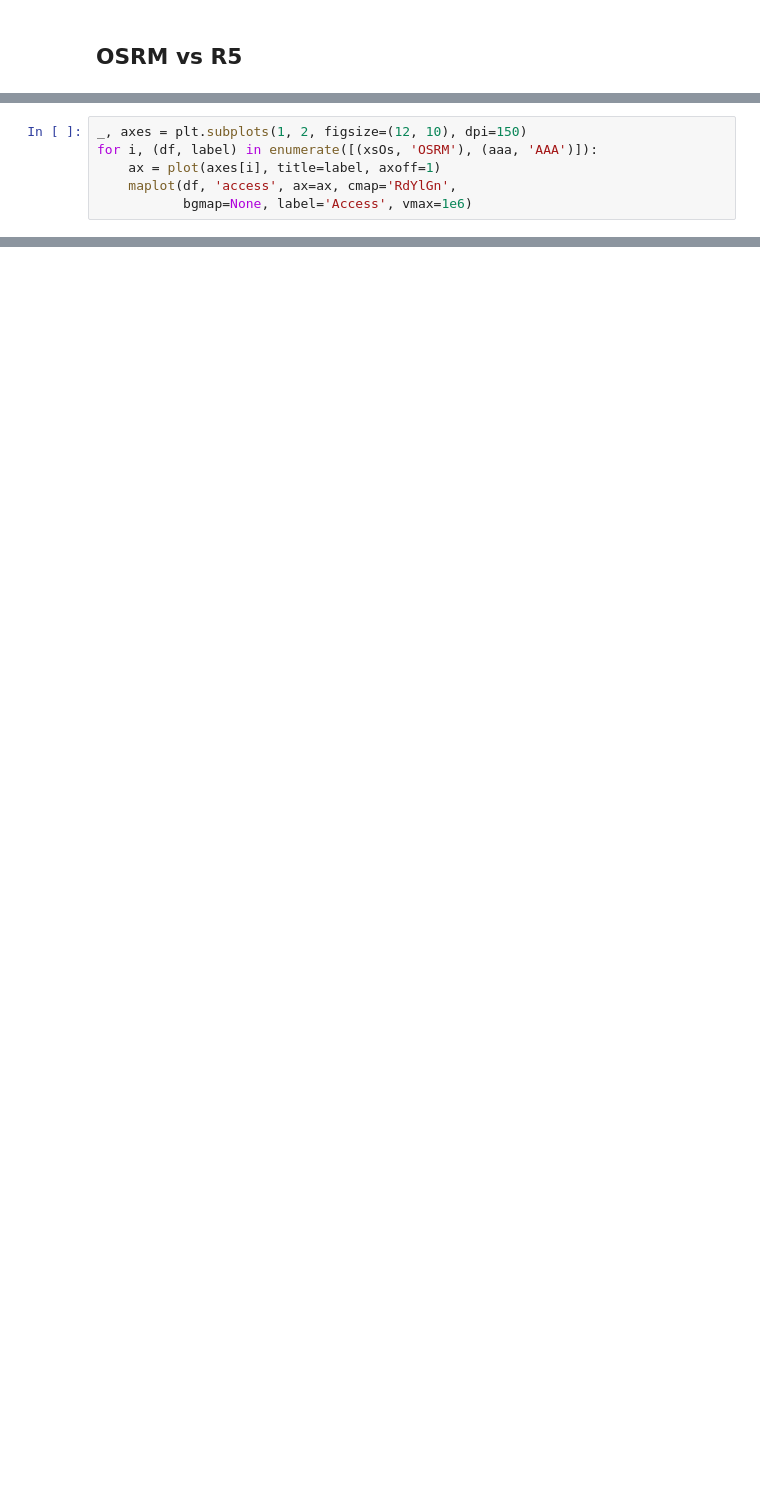
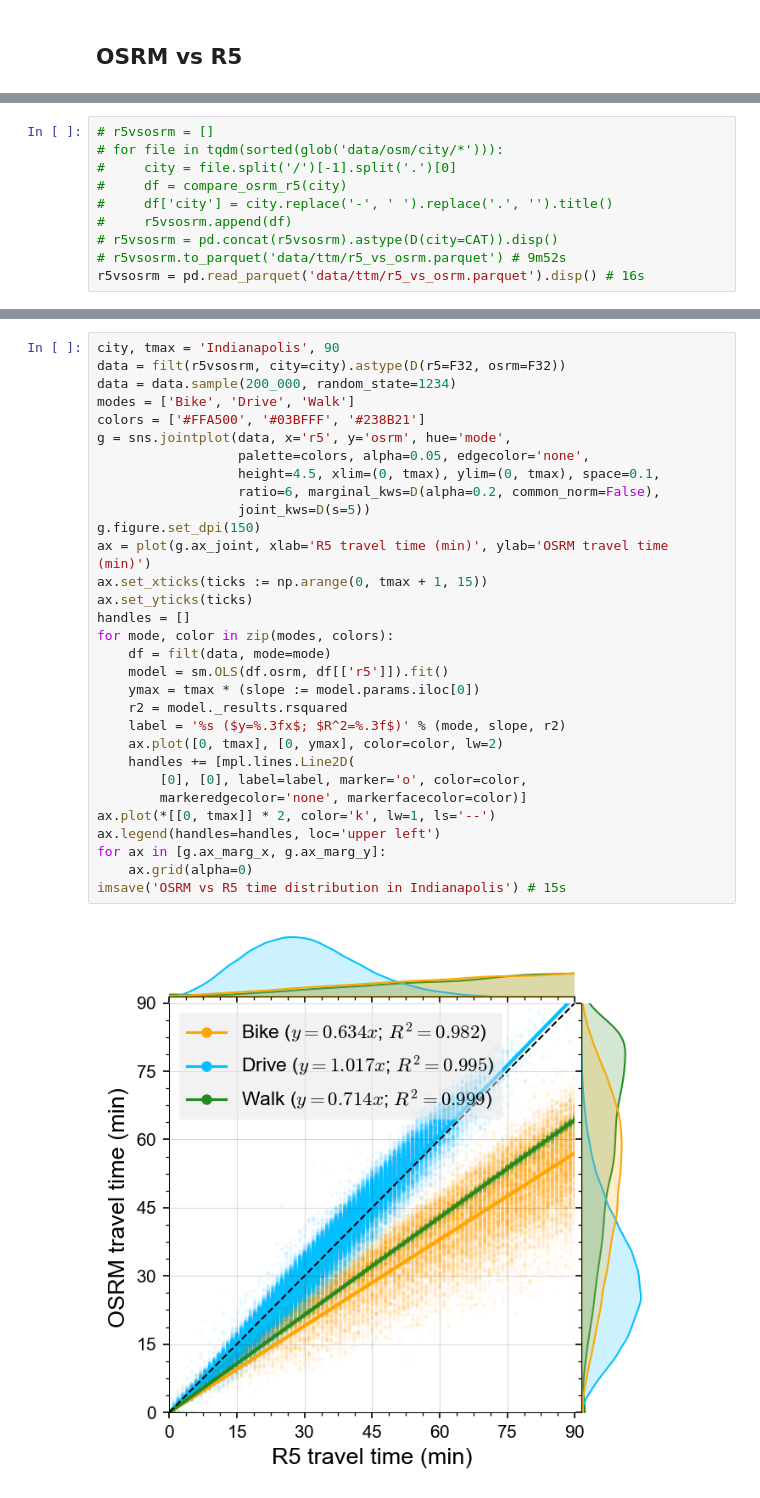
Before and after one commit to rvanxer/spatial_access_america, a Jupyter notebook: 3_Travel_times.ipynb, the cells around one changed output, grey strips where cells are left out. Saved outputs shown, nothing was run; the diff lists cells and outputs as text; blank space fills up the shorter version.

```diff
--- a/3_Travel_times.ipynb
+++ b/3_Travel_times.ipynb
@@ -196,6 +171,0 @@ aaa = zones.merge(aaa, on='geoid').disp()
-# %%
-_, axes = plt.subplots(1, 2, figsize=(12, 10), dpi=150)
-for i, (df, label) in enumerate([(xsOs, 'OSRM'), (aaa, 'AAA')]):
-    ax = plot(axes[i], title=label, axoff=1)
-    maplot(df, 'access', ax=ax, cmap='RdYlGn',
-           bgmap=None, label='Access', vmax=1e6)
@@ -203,0 +172,10 @@ for i, (df, label) in enumerate([(xsOs, 'OSRM'), (aaa, 'AAA')]):
+# %%
+# r5vsosrm = []
+# for file in tqdm(sorted(glob('data/osm/city/*'))):
+#     city = file.split('/')[-1].split('.')[0]
+#     df = compare_osrm_r5(city)
+#     df['city'] = city.replace('-', ' ').replace('.', '').title()
+#     r5vsosrm.append(df)
+# r5vsosrm = pd.concat(r5vsosrm).astype(D(city=CAT)).disp()
+# r5vsosrm.to_parquet('data/ttm/r5_vs_osrm.parquet') # 9m52s
+r5vsosrm = pd.read_parquet('data/ttm/r5_vs_osrm.parquet').disp() # 16s
@@ -203,0 +189,33 @@ for i, (df, label) in enumerate([(xsOs, 'OSRM'), (aaa, 'AAA')]):
+# %%
+city, tmax = 'Indianapolis', 90
+data = filt(r5vsosrm, city=city).astype(D(r5=F32, osrm=F32))
+data = data.sample(200_000, random_state=1234)
+modes = ['Bike', 'Drive', 'Walk']
+colors = ['#FFA500', '#03BFFF', '#238B21']
+g = sns.jointplot(data, x='r5', y='osrm', hue='mode',
+                  palette=colors, alpha=0.05, edgecolor='none',
+                  height=4.5, xlim=(0, tmax), ylim=(0, tmax), space=0.1,
+                  ratio=6, marginal_kws=D(alpha=0.2, common_norm=False),
+                  joint_kws=D(s=5))
+g.figure.set_dpi(150)
+ax = plot(g.ax_joint, xlab='R5 travel time (min)', ylab='OSRM travel time (min)')
+ax.set_xticks(ticks := np.arange(0, tmax + 1, 15))
+ax.set_yticks(ticks)
+handles = []
+for mode, color in zip(modes, colors):
+    df = filt(data, mode=mode)
+    model = sm.OLS(df.osrm, df[['r5']]).fit()
+    ymax = tmax * (slope := model.params.iloc[0])
+    r2 = model._results.rsquared
+    label = '%s ($y=%.3fx$; $R^2=%.3f$)' % (mode, slope, r2)
+    ax.plot([0, tmax], [0, ymax], color=color, lw=2)
+    handles += [mpl.lines.Line2D(
+        [0], [0], label=label, marker='o', color=color,
+        markeredgecolor='none', markerfacecolor=color)]
+ax.plot(*[[0, tmax]] * 2, color='k', lw=1, ls='--')
+ax.legend(handles=handles, loc='upper left')
+for ax in [g.ax_marg_x, g.ax_marg_y]:
+    ax.grid(alpha=0)
+imsave('OSRM vs R5 time distribution in Indianapolis') # 15s
+# %% [output]
+[figure, added]
```
Also changed, not shown: parts of 33 cells of this notebook, 31 other files.
